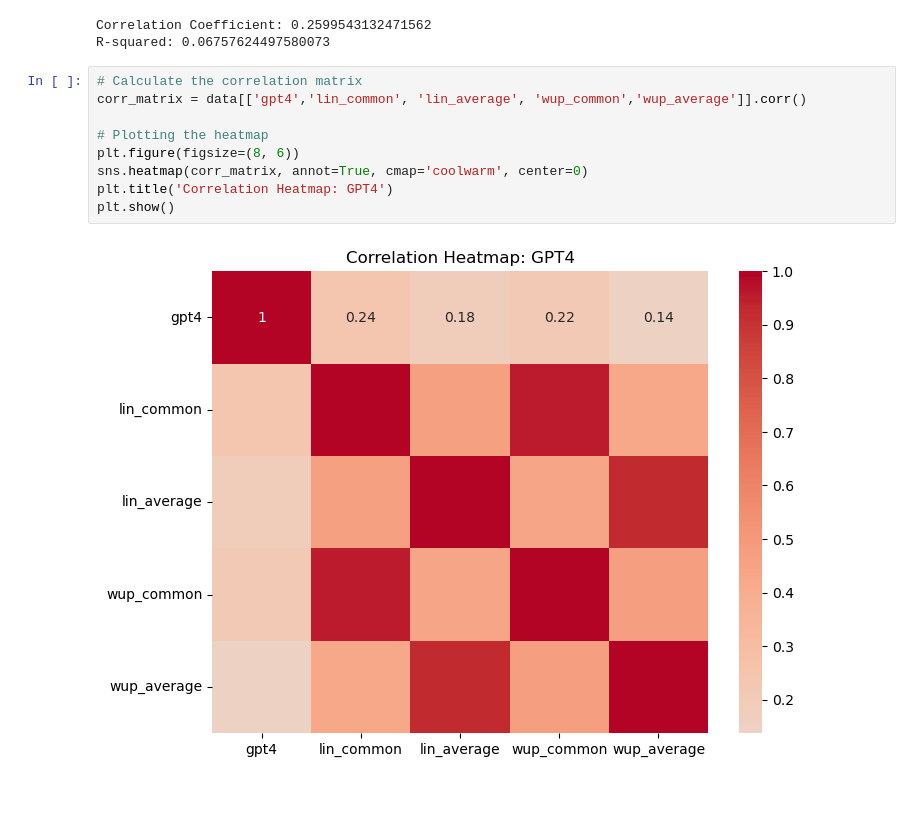
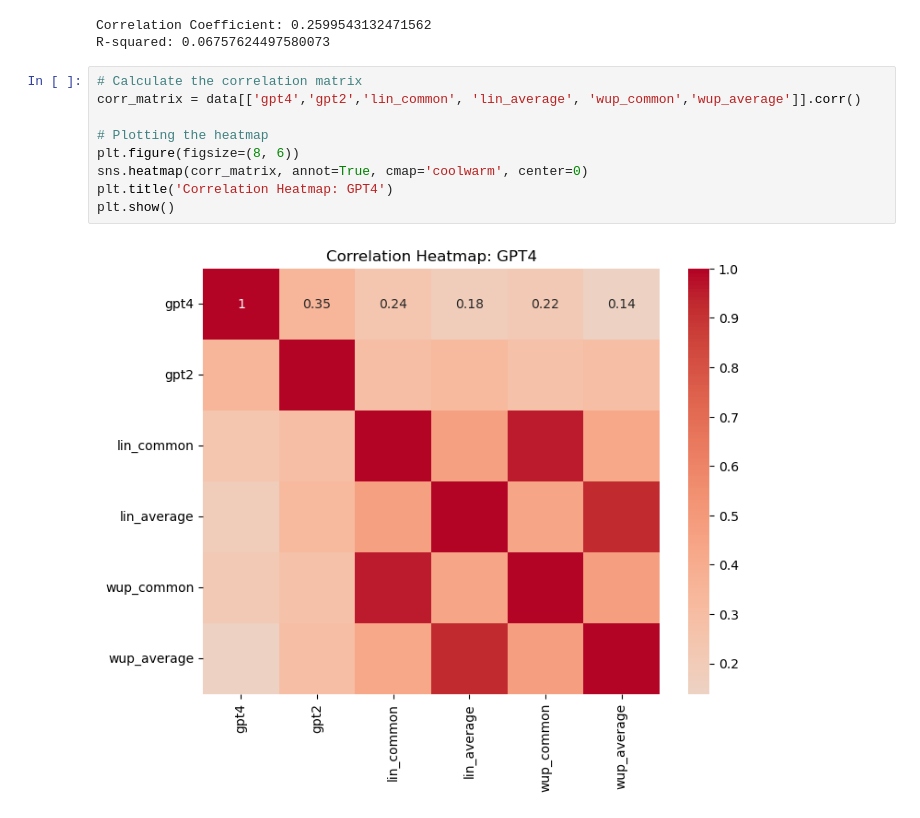
Before and after one commit to zg915/GPT_synonym_embedding, a Jupyter notebook: 454eda.ipynb, the cells around one changed output. Cells and saved outputs as stored; diff of their text form.

```diff
--- a/454eda.ipynb
+++ b/454eda.ipynb
@@ -249,12 +249,12 @@ Correlation Coefficient: 0.2599543132471562
 R-squared: 0.06757624497580073
 # %%
 # Calculate the correlation matrix
-corr_matrix = data[['gpt4','lin_common', 'lin_average', 'wup_common','wup_average']].corr()
+corr_matrix = data[['gpt4','gpt2','lin_common', 'lin_average', 'wup_common','wup_average']].corr()
 
 # Plotting the heatmap
 plt.figure(figsize=(8, 6))
 sns.heatmap(corr_matrix, annot=True, cmap='coolwarm', center=0)
 plt.title('Correlation Heatmap: GPT4')
 plt.show()
 # %% [output]
-[figure, old version]
+[figure, new version]
```
